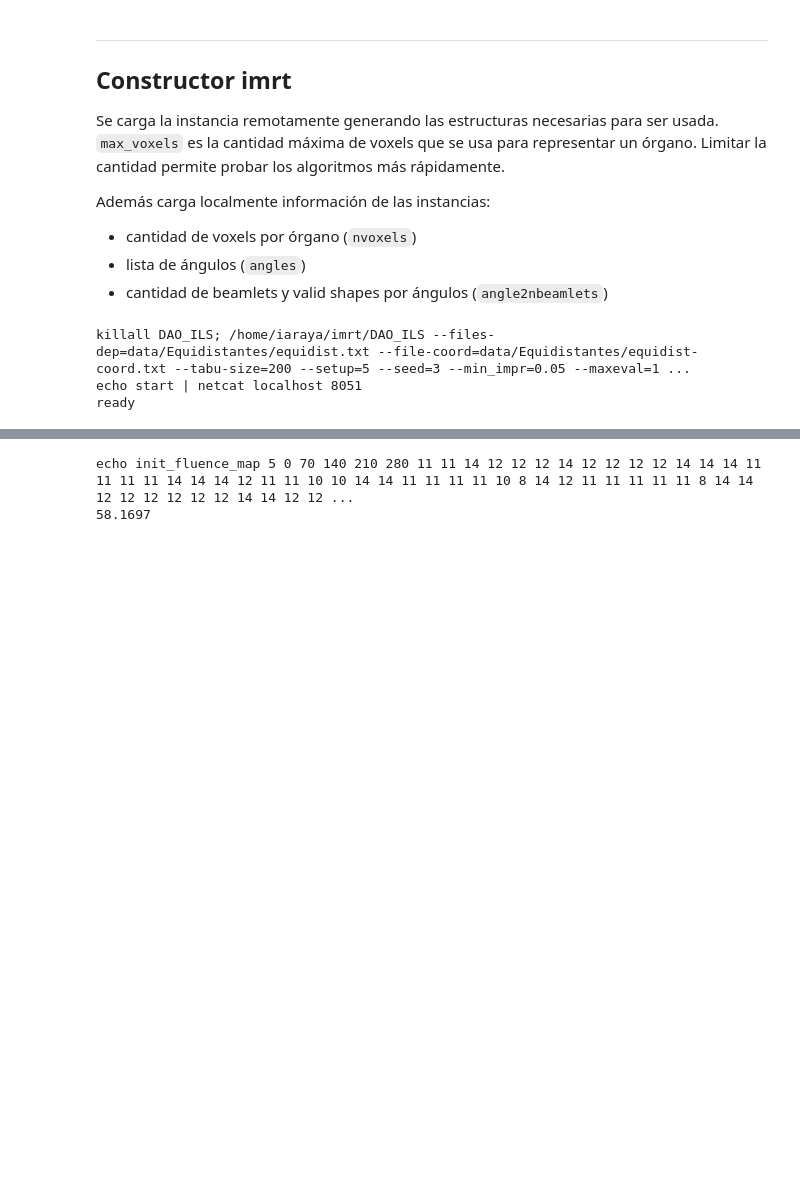
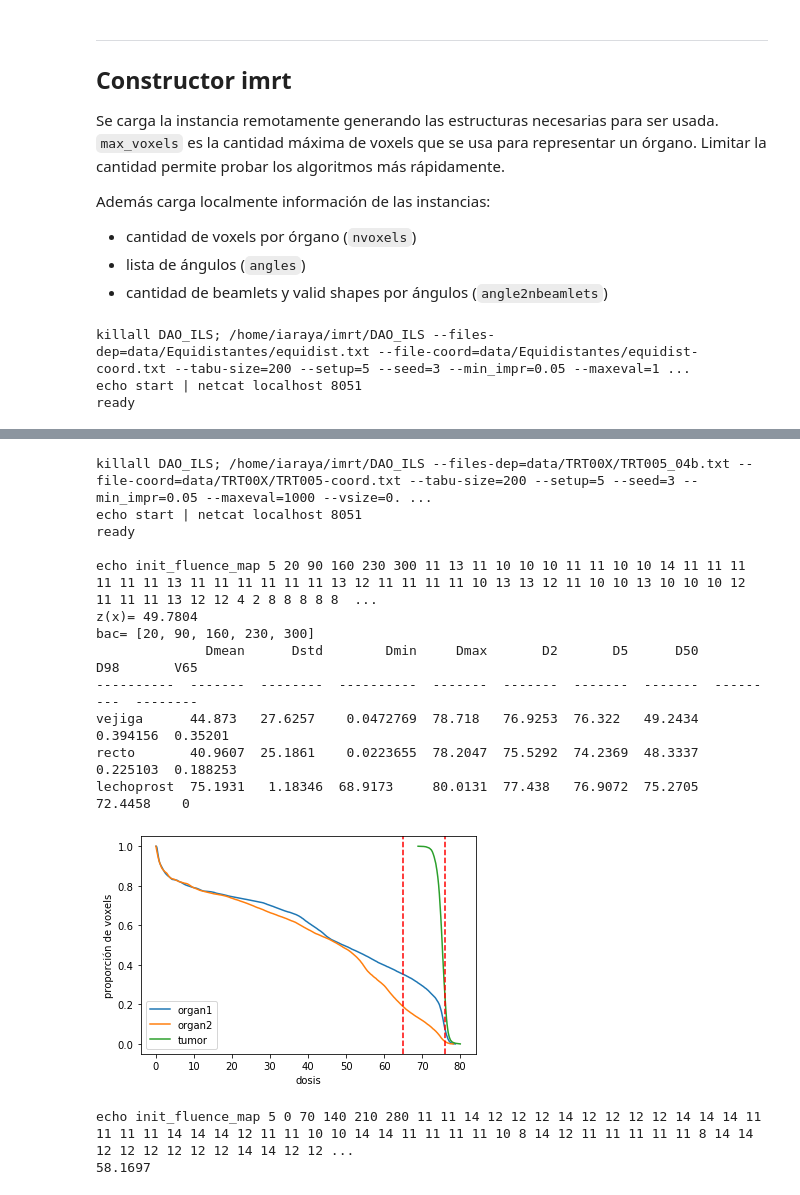
Before and after one commit to rilianx/Research, a Jupyter notebook: imrt_bao/tutorial.ipynb, the cells around one changed output, grey strips where cells are left out. Saved outputs shown, nothing was run; the diff lists cells and outputs as text; code cells hidden in the pictures; blank space fills up the shorter version.

```diff
--- a/imrt_bao/tutorial.ipynb
+++ b/imrt_bao/tutorial.ipynb
@@ -73,3 +184,49 @@ bac= [0, 70, 140, 210, 280]
+# %%
+#/home/iaraya/imrt/AS --path=/home/iaraya/imrt --file-dep=data/TRT00X/TRT001_05.txt --file-coord=data/TRT00X/TRT001-coord.txt  -s mixedILS --ls_sequential=aperture --maxeval=15000 --ls=first --setup=open_min --tabu-size=200 --perturbation-size=3 --seed=1  --max-intensity=20  --targeted --min_impr=0.05 --vsize=0.002 --convergence=mixedILS
+
+instance = imrt.imrt("/home/iaraya/imrt", ["data/TRT00X/TRT005_04b.txt", "data/TRT00X/TRT005-coord.txt"], ssh, max_voxels=2000000, port=8051, targeted=True)
+bac=[20, 20+70, 20+140, 20+210, 20+280]
+val=instance.init_fluence_map(fluence_map=[11,13,11,10,10,10,11,11,10,10,14,11,11,11,11,11,11,13,11,11,11,11,11,11,13,12,11,11,11,11,10,13,13,12,11,10,10,13,10,10,10,12,11,11,11,13,12,12,4,2,8,8,8,8,8,10,8,8,8,8,8,8,10,10,10,12,4,10,11,11,12,11,10,11,11,12,10,10,12,0,4,13,13,14,14,11,12,12,12,13,14,12,12,12,12,13,14,13,11,11,11,11,12,13,13,11,11,11,11,12,12,5,12,12,12,13,12,12,14,14,13,11,14,14,14,12,14,14,14,14,7,6,2,12,6,6,6,6,6,6,7,6,6,7,7,12,7,7,7,7,7,14,10,10,10,7,7,7,10,10,10,10,7,7,6,12,12,12,10,6,6,7,0,15,16,12,13,13,15,11,11,11,15,11,11,13,13,16,13,13,13,13,13,16,15,13,13,13,11,11,13,13,13,13,13,13,9,11,13,13,13,13,9,13,11], bac=bac)
+print("z(x)=",val)
+print("bac=",bac)
+dose_vectors = instance.get_dose_vectors()
+dose_vectors[0][::-1].sort()
+dose_vectors[1][::-1].sort()
+dose_vectors[2][::-1].sort()
+
+table = [["vejiga"],["recto"],["lechoprost"]]
+
+for i in range(3):
+    table[i].append(Dmean(dose_vectors[i]))
+    table[i].append(Dstd(dose_vectors[i]))
+    table[i].append(Dmin(dose_vectors[i]))
+    table[i].append(Dmax(dose_vectors[i]))
+    table[i].append(D(dose_vectors[i],x=2))
+    table[i].append(D(dose_vectors[i],x=5))
+    table[i].append(D(dose_vectors[i],x=50))
+    table[i].append(D(dose_vectors[i],x=98))
+    table[i].append(V(dose_vectors[i],dose=65))
+
+
+from tabulate import tabulate
+print(tabulate(table, headers=['Dmean', 'Dstd', 'Dmin', 'Dmax', 'D2', 'D5', 'D50', 'D98', 'V65']))
+
+
+imrt.show_dvh(dose_vectors)
+# %% [output]
+killall DAO_ILS; /home/iaraya/imrt/DAO_ILS --files-dep=data/TRT00X/TRT005_04b.txt --file-coord=data/TRT00X/TRT005-coord.txt --tabu-size=200 --setup=5 --seed=3 --min_impr=0.05 --maxeval=1000 --vsize=0. ...
+echo start | netcat localhost 8051
+ready
+
+echo init_fluence_map 5 20 90 160 230 300 11 13 11 10 10 10 11 11 10 10 14 11 11 11 11 11 11 13 11 11 11 11 11 11 13 12 11 11 11 11 10 13 13 12 11 10 10 13 10 10 10 12 11 11 11 13 12 12 4 2 8 8 8 8 8  ...
+z(x)= 49.7804
+bac= [20, 90, 160, 230, 300]
+              Dmean      Dstd        Dmin     Dmax       D2       D5      D50        D98       V65
+----------  -------  --------  ----------  -------  -------  -------  -------  ---------  --------
+vejiga      44.873   27.6257    0.0472769  78.718   76.9253  76.322   49.2434   0.394156  0.35201
+recto       40.9607  25.1861    0.0223655  78.2047  75.5292  74.2369  48.3337   0.225103  0.188253
+lechoprost  75.1931   1.18346  68.9173     80.0131  77.438   76.9072  75.2705  72.4458    0
+[figure, added]
 # %%
 instance = imrt.imrt("/home/iaraya/imrt", ["data/TRT00X/TRT002_00b.txt", "data/TRT00X/TRT002-coord.txt"], ssh, max_voxels=2000000, port=8051, targeted=True)
 val=instance.init_fluence_map(fluence_map=[11,11,14,12,12,12,14,12,12,12,12,14,14,14,11,11,11,11,14,14,14,12,11,11,10,10,14,14,11,11,11,11,10,8,14,12,11,11,11,11,11,8,14,14,12,12,12,12,12,12,14,14,12,12,11,11,12,12,12,12,14,14,12,12,12,14,14,12,12,11,12,12,10,11,11,12,0,11,11,11,11,11,12,11,11,12,11,11,11,11,11,10,10,11,11,11,11,12,11,9,9,9,9,9,12,12,12,11,11,10,11,12,12,12,7,10,10,10,12,9,9,9,11,0,9,9,10,0,11,10,11,11,13,13,11,11,11,11,11,15,13,12,11,11,11,10,10,11,11,13,12,12,11,10,10,10,10,10,10,10,10,10,12,12,11,10,10,10,10,10,10,10,10,10,10,13,10,10,10,10,10,12,10,10,10,10,13,10,10,10,12,15,15,15,11,11,11,11,11,11,11,11,11,11,11,11,11,11,11,11,9,9,9,8,11,10,10,10,10,10,6,11,11,9,9,9,9,9,9,10,10,10,10,11,10,10,10,10,11,11,11,11,10,10,10,10,10,11,10,9,9,11,11,10,9,8,11,11,10,8,11,11,8,0,3,10,10,10,12,13,2,13,14,14,17,12,14,14,14,17,10,10,10,13,14,14,14,17,13,13,13,13,14,13,13,13,17,12,12,12,12,12,10,10,12,12,12,12,13,14,0,10,17,12,12,12,17,14,12], \
```
Also changed, not shown: parts of 6 cells of this notebook, 1 other file.
